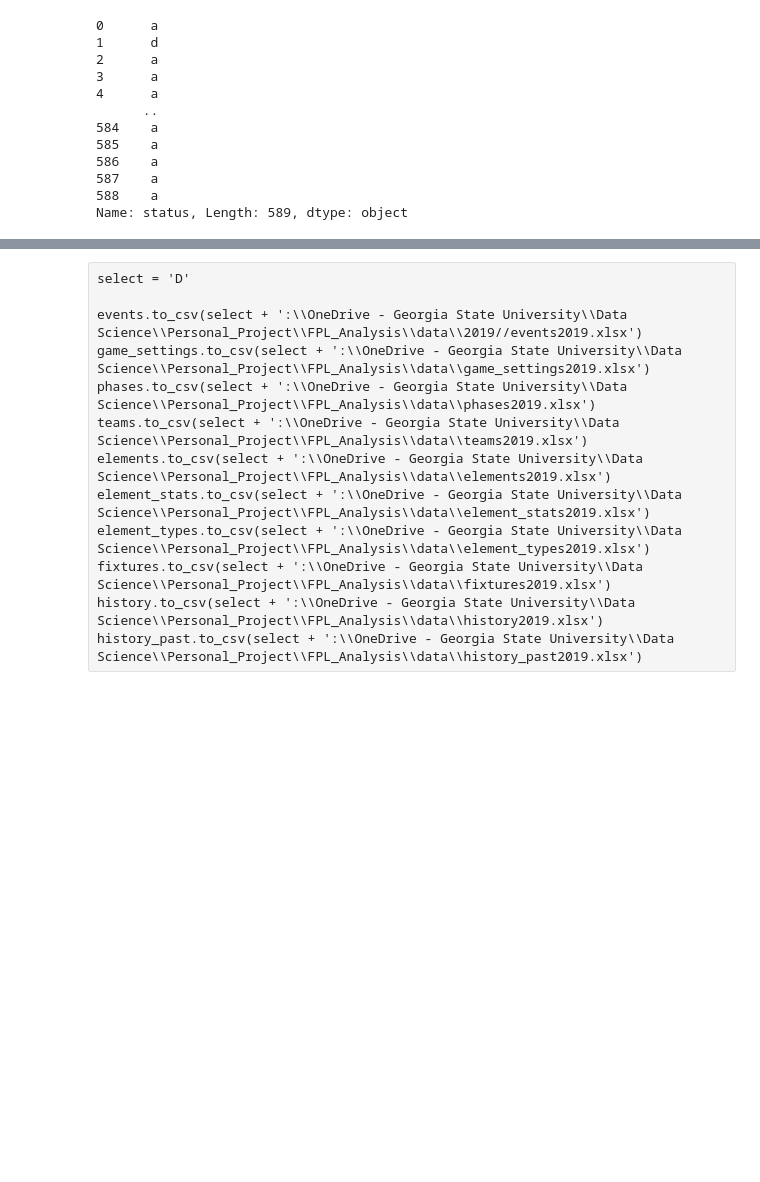
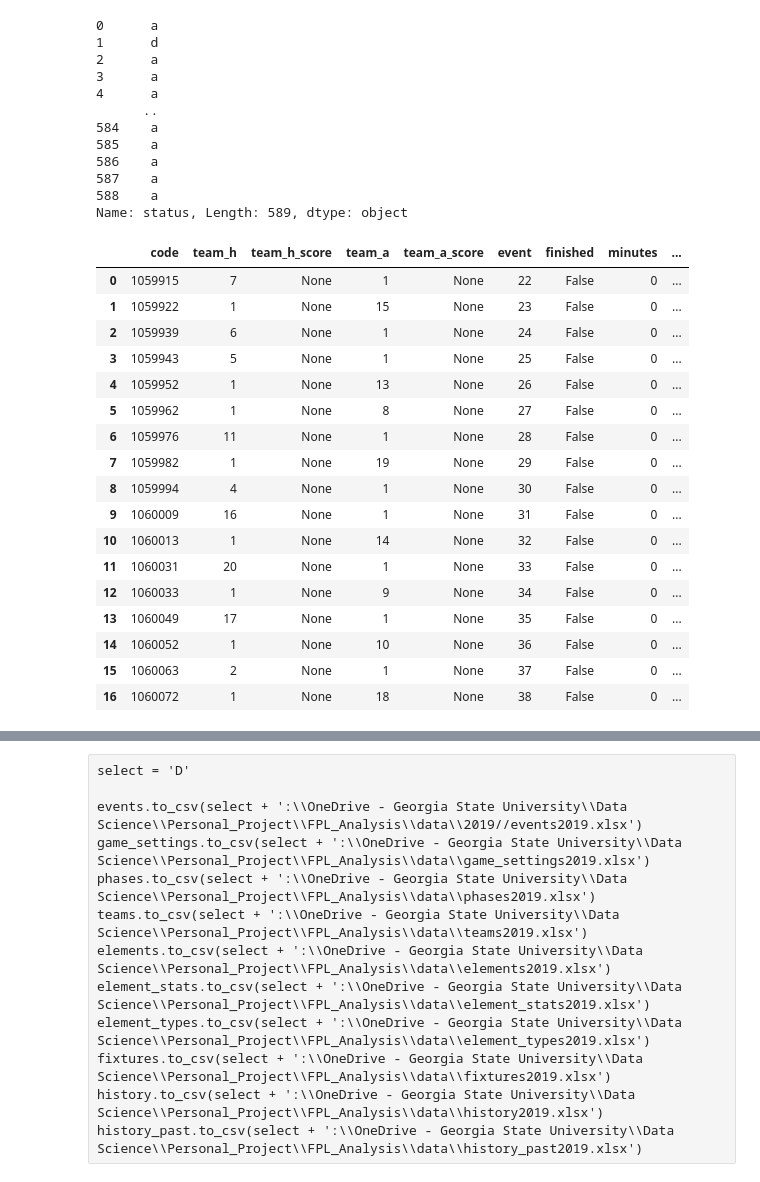
Before and after one commit to yt-hwang/Fantasy_Premier_League_Analysis, a Jupyter notebook: Codes/Data_Related/Data Collection practice.ipynb, the cells around one changed output, grey strips where cells are left out. Saved outputs shown, nothing was run; the diff lists cells and outputs as text; code cells hidden in the pictures; blank space fills up the shorter version.

```diff
--- a/Codes/Data_Related/Data Collection practice.ipynb
+++ b/Codes/Data_Related/Data Collection practice.ipynb
@@ -116,6 +116,37 @@ history_past = pd.DataFrame(player_raw['history_past'])
 587    a
 588    a
 Name: status, Length: 589, dtype: object
+# %%
+##### From Player_raw ######
+
+fixtures = pd.DataFrame(player_raw['fixtures'])
+history = pd.DataFrame(player_raw['history'])
+history_past =  pd.DataFrame(player_raw['history_past'])
+
+fixtures['element'] = 1
+
+fixtures
+#history.iloc
+#history_past
+# %% [output]
+|  | code | team_h | team_h_score | team_a | team_a_score | event | finished | minutes | ... |
+| 0 | 1059915 | 7 | None | 1 | None | 22 | False | 0 | ... |
+| 1 | 1059922 | 1 | None | 15 | None | 23 | False | 0 | ... |
+| 2 | 1059939 | 6 | None | 1 | None | 24 | False | 0 | ... |
+| 3 | 1059943 | 5 | None | 1 | None | 25 | False | 0 | ... |
+| 4 | 1059952 | 1 | None | 13 | None | 26 | False | 0 | ... |
+| 5 | 1059962 | 1 | None | 8 | None | 27 | False | 0 | ... |
+| 6 | 1059976 | 11 | None | 1 | None | 28 | False | 0 | ... |
+| 7 | 1059982 | 1 | None | 19 | None | 29 | False | 0 | ... |
+| 8 | 1059994 | 4 | None | 1 | None | 30 | False | 0 | ... |
+| 9 | 1060009 | 16 | None | 1 | None | 31 | False | 0 | ... |
+| 10 | 1060013 | 1 | None | 14 | None | 32 | False | 0 | ... |
+| 11 | 1060031 | 20 | None | 1 | None | 33 | False | 0 | ... |
+| 12 | 1060033 | 1 | None | 9 | None | 34 | False | 0 | ... |
+| 13 | 1060049 | 17 | None | 1 | None | 35 | False | 0 | ... |
+| 14 | 1060052 | 1 | None | 10 | None | 36 | False | 0 | ... |
+| 15 | 1060063 | 2 | None | 1 | None | 37 | False | 0 | ... |
+| 16 | 1060072 | 1 | None | 18 | None | 38 | False | 0 | ... |
 # %%
 ##### From Player_raw ######
 
```
Also changed, not shown: parts of 8 cells of this notebook, 9 other files.
